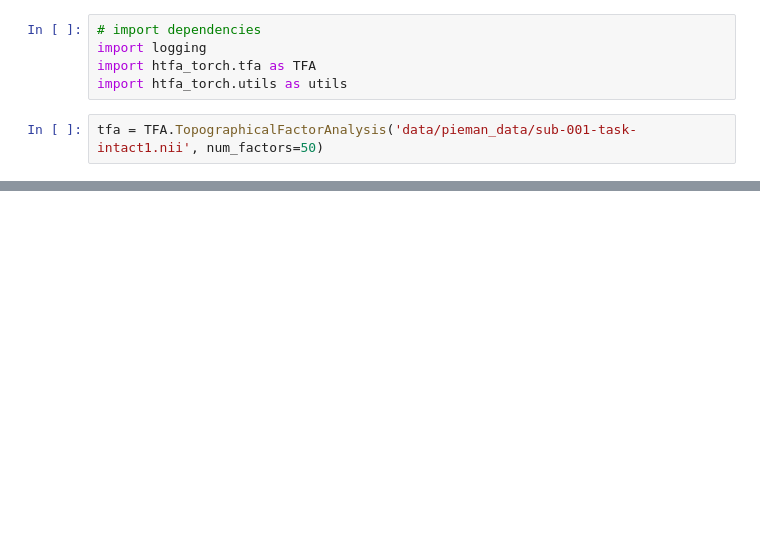
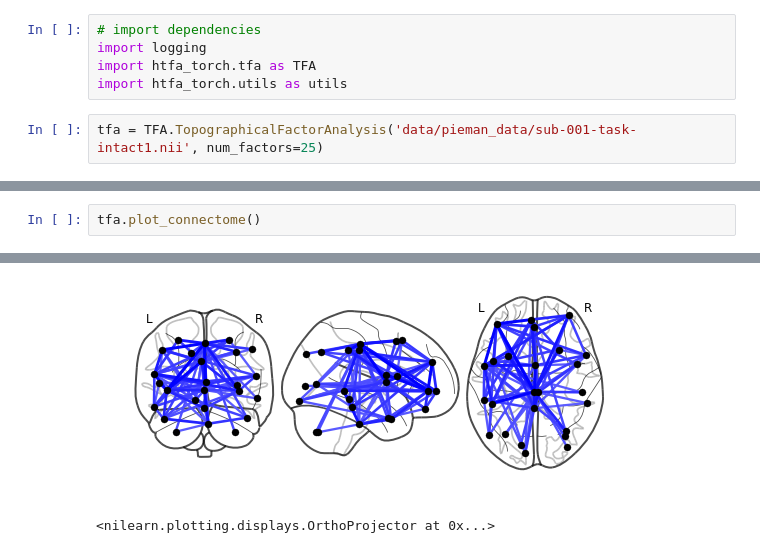
Before and after one commit to neu-pml/HTFATorch, a Jupyter notebook: notebooks/example_tfa.ipynb, the cells around one changed output, grey strips where cells are left out. Drawn from its saved outputs; the diff is of its cells as text; blank space fills up the shorter version.

Commit message:
notebooks/example_tfa: add plot of factor connectome
Signed-off-by: Eli Sennesh <e.sennesh@northeastern.edu>

```diff
--- a/notebooks/example_tfa.ipynb
+++ b/notebooks/example_tfa.ipynb
@@ -9,6 +9,6 @@ import logging
 import htfa_torch.tfa as TFA
 import htfa_torch.utils as utils
 # %%
-tfa = TFA.TopographicalFactorAnalysis('data/pieman_data/sub-001-task-intact1.nii', num_factors=50)
+tfa = TFA.TopographicalFactorAnalysis('data/pieman_data/sub-001-task-intact1.nii', num_factors=25)
 # %%
 losses = tfa.train(num_steps=200, log_level=logging.INFO, batch_size=tfa.voxel_activations.shape[0], num_samples=1)
@@ -25,0 +73,3 @@ tfa.plot_reconstruction()
+# %%
+tfa.plot_connectome()
+# %% [output]
@@ -25,0 +77,2 @@ tfa.plot_reconstruction()
+[figure, added]
+<nilearn.plotting.displays.OrthoProjector at 0x...>
```
Also changed, not shown: parts of 6 cells of this notebook.
